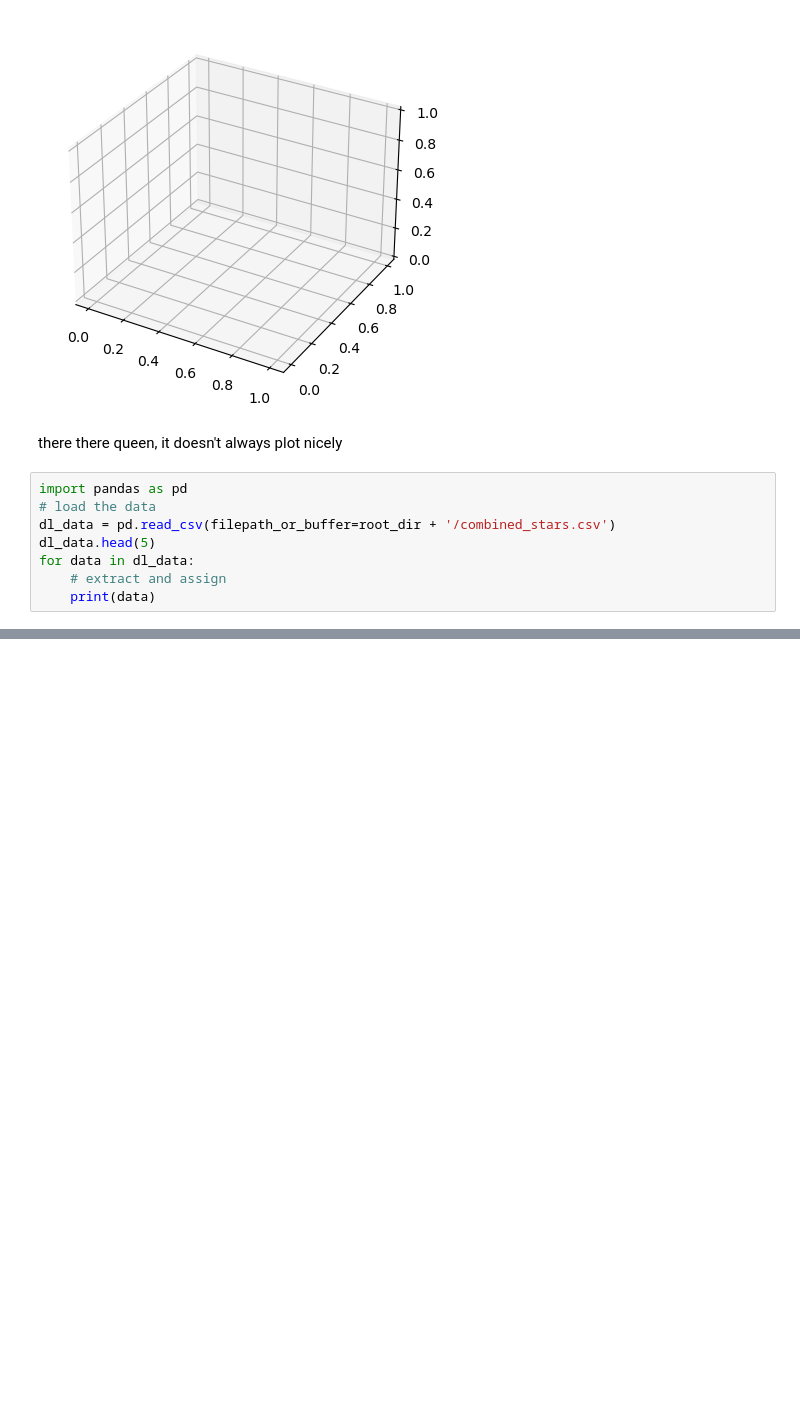
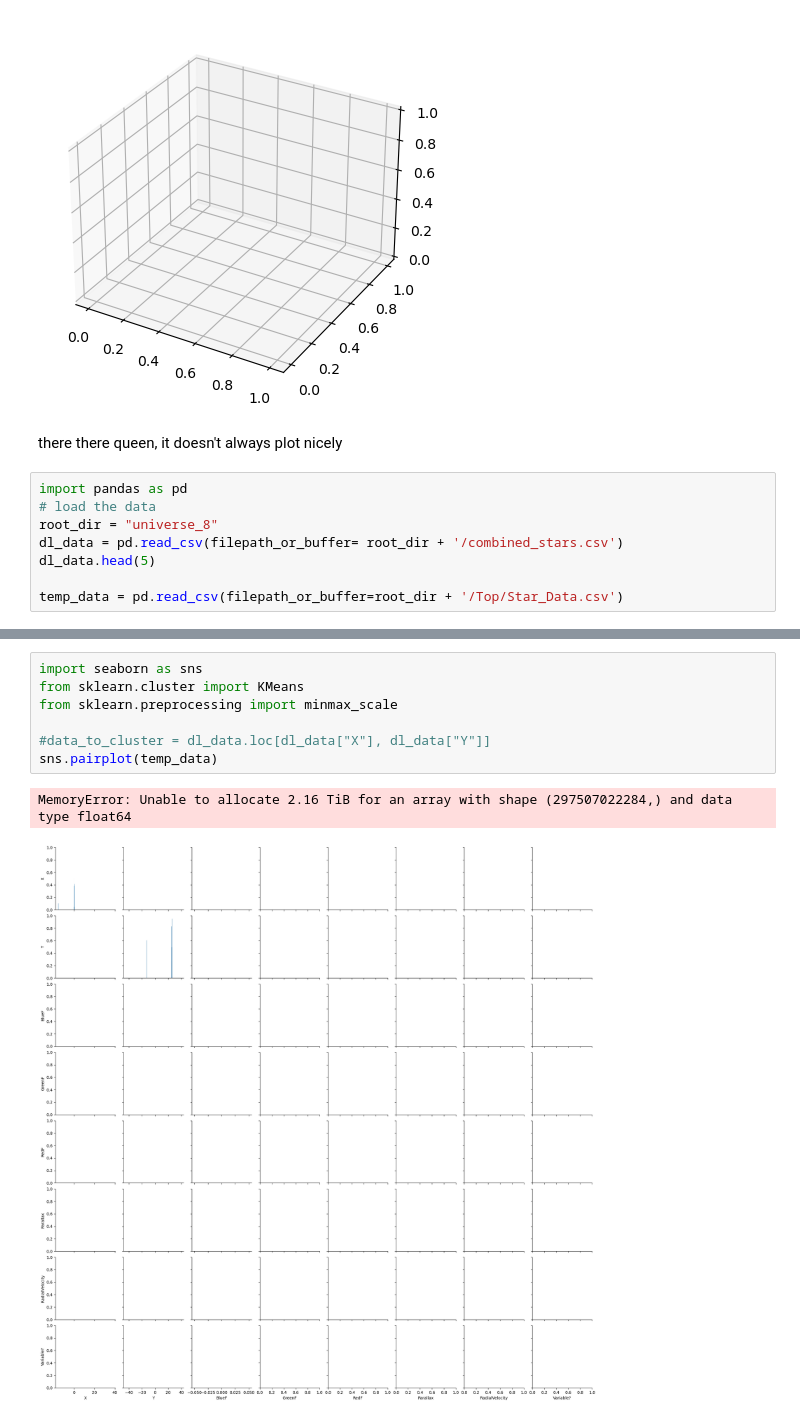
Before and after one commit to nicomii/astro_ladder, a Jupyter notebook: landing.ipynb, the cells around one changed output, grey strips where cells are left out. Cells and saved outputs as stored; diff of their text form; blank space fills up the shorter version.

```diff
--- a/landing.ipynb
+++ b/landing.ipynb
@@ -115,8 +114,8 @@ there there queen, it doesn't always plot nicely
 # %%
 import pandas as pd
 # load the data
-dl_data = pd.read_csv(filepath_or_buffer=root_dir + '/combined_stars.csv')
+root_dir = "universe_8"
+dl_data = pd.read_csv(filepath_or_buffer= root_dir + '/combined_stars.csv')
 dl_data.head(5)
-for data in dl_data:
-    # extract and assign
-    print(data)
+
+temp_data = pd.read_csv(filepath_or_buffer=root_dir + '/Top/Star_Data.csv')
@@ -132,0 +156,10 @@ Variable?
+# %%
+import seaborn as sns
+from sklearn.cluster import KMeans
+from sklearn.preprocessing import minmax_scale
+
+#data_to_cluster = dl_data.loc[dl_data["X"], dl_data["Y"]]
+sns.pairplot(temp_data)
+# %% [output]
+MemoryError: Unable to allocate 2.16 TiB for an array with shape (297507022284,) and data type float64
+[figure, added]
```
Also changed, not shown: parts of 5 cells of this notebook, 1 other file.
